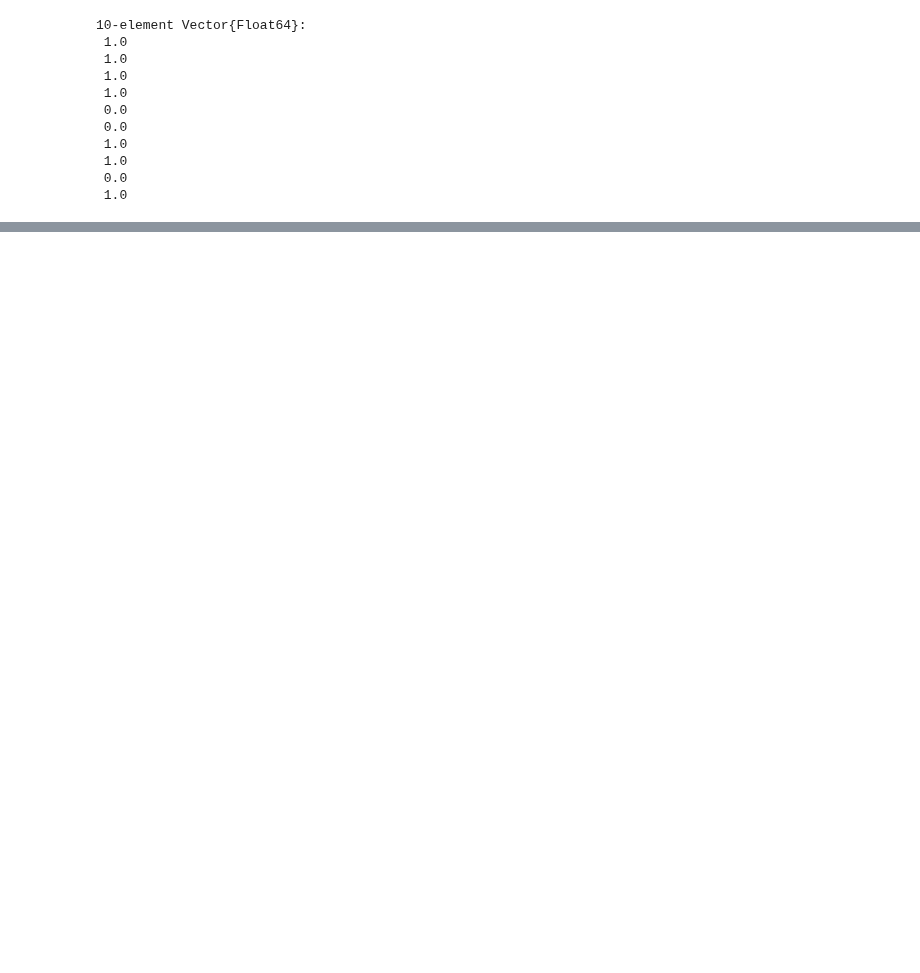
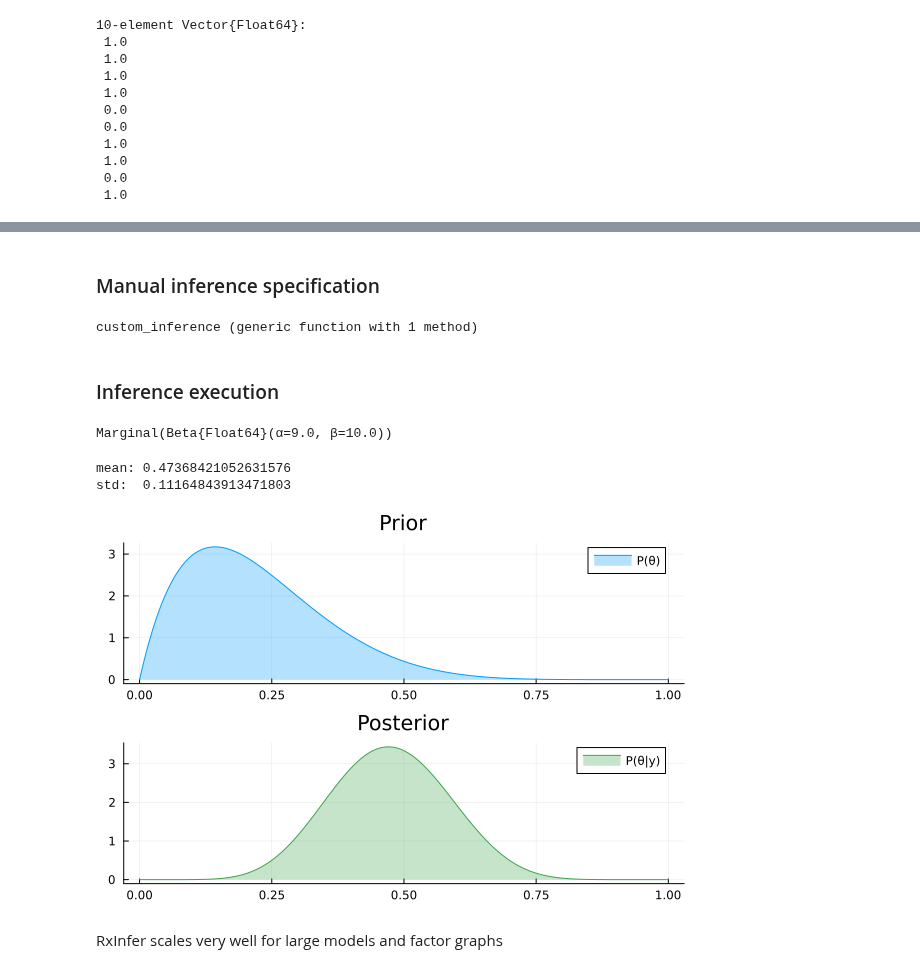
Before and after one commit to ActiveInferenceInstitute/ActiveInferenceImplementations, a Jupyter notebook: RxInfer.jl/00_intro.ipynb, the cells around one changed output, grey strips where cells are left out. Saved outputs shown, nothing was run; the diff lists cells and outputs as text; code cells hidden in the pictures; blank space fills up the shorter version.

```diff
--- a/RxInfer.jl/00_intro.ipynb
+++ b/RxInfer.jl/00_intro.ipynb
@@ -51,0 +90,55 @@ dataset = float.(rand(rng, Bernoulli(p), n)) # sample the Bernoulli distribution
+# %% [markdown]
+### Manual inference specification
+# %%
+function custom_inference(data)
+    n = length(data)
+
+    # `coin_model` function from `@model` macro returns a reference to the model generator object
+    # we need to use the `create_model` function to get actual model object
+    model, (y, θ) = create_model(coin_model(n))
+
+    # Reference for future posterior marginal
+    mθ = nothing
+
+    # `getmarginal` function returns an observable of future posterior marginal updates
+    # We use `Rocket.jl` API to subscribe on this observable
+    # As soon as posterior marginal update is available we just save it in `mθ`
+    subscription = subscribe!(getmarginal(θ), (m) -> mθ = m)
+
+    # `update!` function passes data to our data inputs
+    update!(y, data)
+
+    # It is always a good practice to unsubscribe and to
+    # free computer resources held by the subscription
+    unsubscribe!(subscription)
+
+    # Here we return our resulting posterior marginal
+    return mθ
+end
+# %% [output]
+custom_inference (generic function with 1 method)
+# %% [markdown]
+### Inference execution
+# %%
+θestimated = custom_inference(dataset)
+# %% [output]
+Marginal(Beta{Float64}(α=9.0, β=10.0))
+# %%
+println("mean: ", mean(θestimated))
+println("std:  ", std(θestimated))
+# %% [output]
+mean: 0.47368421052631576
+std:  0.11164843913471803
+# %%
+using Plots
+
+rθ = range(0, 1, length = 1000)
+
+p1 = plot(rθ, (x) -> pdf(Beta(2.0, 7.0), x), title="Prior", fillalpha=0.3, fillrange = 0, label="P(θ)", c=1,)
+p2 = plot(rθ, (x) -> pdf(θestimated, x), title="Posterior", fillalpha=0.3, fillrange = 0, label="P(θ|y)", c=3)
+
+plot(p1, p2, layout = @layout([ a; b ]))
+# %% [output]
+[figure, added]
+# %% [markdown]
+RxInfer scales very well for large models and factor graphs
```
Also changed, not shown: parts of 13 cells of this notebook.
